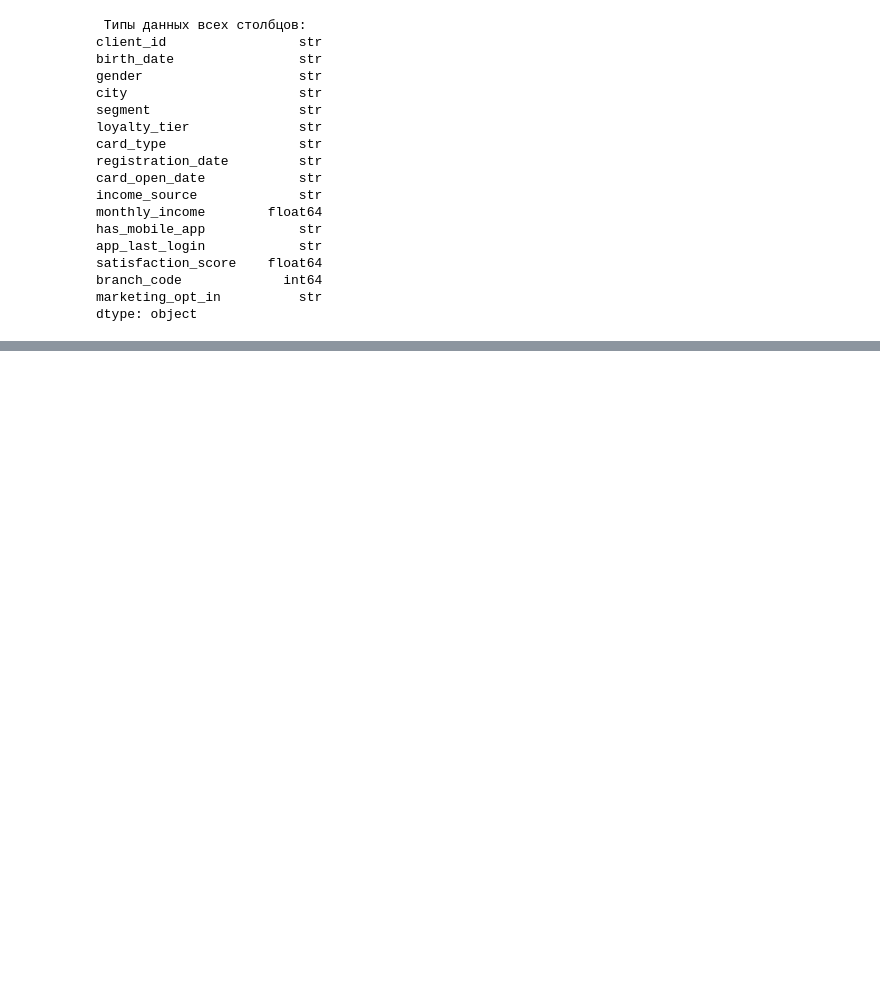
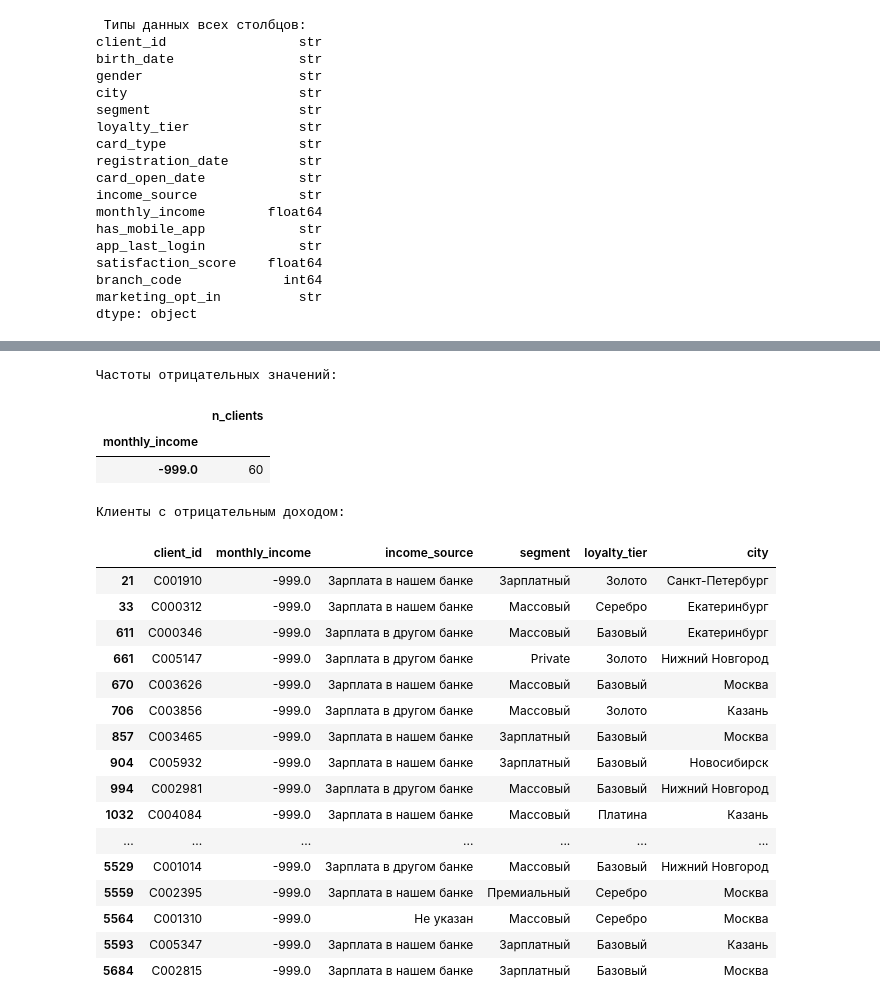
Before and after one commit to 6VolGirl/Suhodolova_Anna_Lab1, a Jupyter notebook: 01_analysis.ipynb, the cells around one changed output, grey strips where cells are left out. Drawn from its saved outputs; the diff is of its cells as text; code cells hidden in the pictures; blank space fills up the shorter version.

```diff
--- a/01_analysis.ipynb
+++ b/01_analysis.ipynb
@@ -222,6 +239,7 @@ def normalize_city(city):
 
     abbreviations = {
         'Спб': 'Санкт-Петербург',
+        'Санкт Петербург': 'Санкт-Петербург',
         'Н.Новгород': 'Нижний Новгород',
         'Н. Новгород': 'Нижний Новгород',
         'Ростов-На-Дону': 'Ростов-на-Дону',
@@ -264,0 +310,8 @@ display(df_anomalies[['client_id', 'has_mobile_app', 'app_last_login']].head(20)
+# %%
+# Удалим полные дубликаты
+n_before = len(df_clients)
+df_clients = df_clients.drop_duplicates().copy()
+n_full_removed = n_before - len(df_clients)
+
+print('Удалено полных дубликатов:', n_full_removed)
+print('Осталось строк:', len(df_clients))
@@ -264,0 +403,12 @@ display(df_anomalies[['client_id', 'has_mobile_app', 'app_last_login']].head(20)
+# %%
+REFERENCE_DATE = pd.Timestamp('2025-06-30')
+
+# Проверим типы
+date_cols = [
+    'birth_date',
+    'registration_date',
+    'card_open_date',
+    'app_last_login',
+]
+
+print(df_clients[date_cols].dtypes)
@@ -264,0 +683,42 @@ display(df_anomalies[['client_id', 'has_mobile_app', 'app_last_login']].head(20)
+# %%
+negative_income = df_clients['monthly_income'].lt(0)
+
+print('Частоты отрицательных значений:')
+display(
+    df_clients.loc[negative_income, 'monthly_income']
+    .value_counts(dropna=False)
+    .rename_axis('monthly_income')
+    .to_frame('n_clients')
+)
+
+print('Клиенты с отрицательным доходом:')
+display(
+    df_clients.loc[
+        negative_income,
+        ['client_id', 'monthly_income', 'income_source',
+         'segment', 'loyalty_tier', 'city']
+    ].sort_values('monthly_income')
+)
+# %% [output]
+Частоты отрицательных значений:
+|  | n_clients |
+| monthly_income |  |
+| -999.0 | 60 |
+Клиенты с отрицательным доходом:
+|  | client_id | monthly_income | income_source | segment | loyalty_tier | city |
+| 21 | C001910 | -999.0 | Зарплата в нашем банке | Зарплатный | Золото | Санкт-Петербург |
+| 33 | C000312 | -999.0 | Зарплата в нашем банке | Массовый | Серебро | Екатеринбург |
+| 611 | C000346 | -999.0 | Зарплата в другом банке | Массовый | Базовый | Екатеринбург |
+| 661 | C005147 | -999.0 | Зарплата в другом банке | Private | Золото | Нижний Новгород |
+| 670 | C003626 | -999.0 | Зарплата в нашем банке | Массовый | Базовый | Москва |
+| 706 | C003856 | -999.0 | Зарплата в другом банке | Массовый | Золото | Казань |
+| 857 | C003465 | -999.0 | Зарплата в нашем банке | Зарплатный | Базовый | Москва |
+| 904 | C005932 | -999.0 | Зарплата в нашем банке | Зарплатный | Базовый | Новосибирск |
+| 994 | C002981 | -999.0 | Зарплата в другом банке | Массовый | Базовый | Нижний Новгород |
+| 1032 | C004084 | -999.0 | Зарплата в нашем банке | Массовый | Платина | Казань |
+| ... | ... | ... | ... | ... | ... | ... |
+| 5529 | C001014 | -999.0 | Зарплата в другом банке | Массовый | Базовый | Нижний Новгород |
+| 5559 | C002395 | -999.0 | Зарплата в нашем банке | Премиальный | Серебро | Москва |
+| 5564 | C001310 | -999.0 | Не указан | Массовый | Серебро | Москва |
+| 5593 | C005347 | -999.0 | Зарплата в нашем банке | Зарплатный | Базовый | Казань |
+| 5684 | C002815 | -999.0 | Зарплата в нашем банке | Зарплатный | Базовый | Москва |
```
Also changed, not shown: parts of 39 cells of this notebook.
